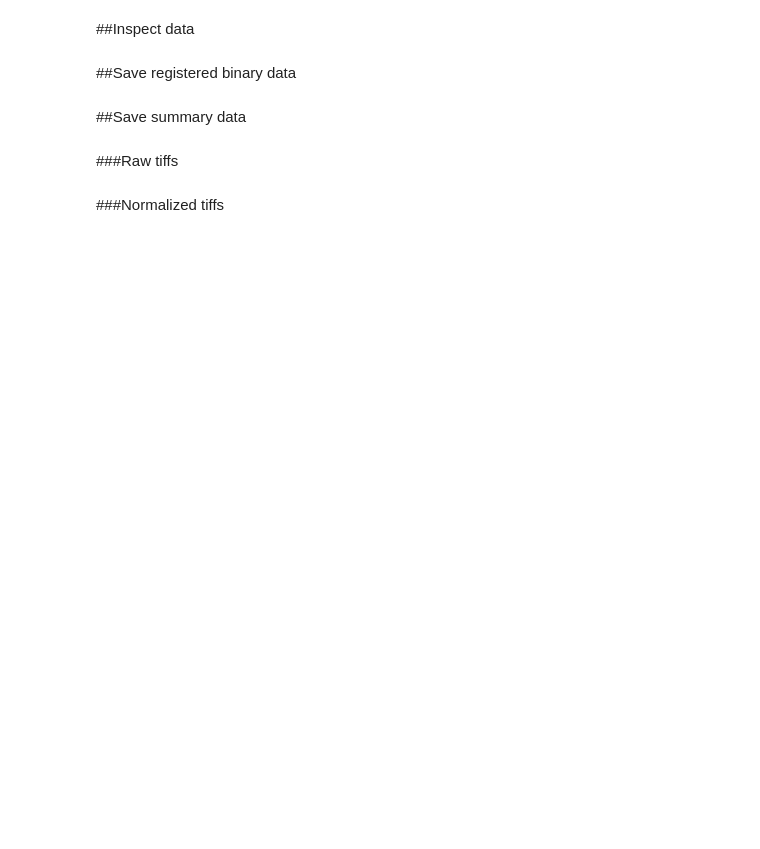
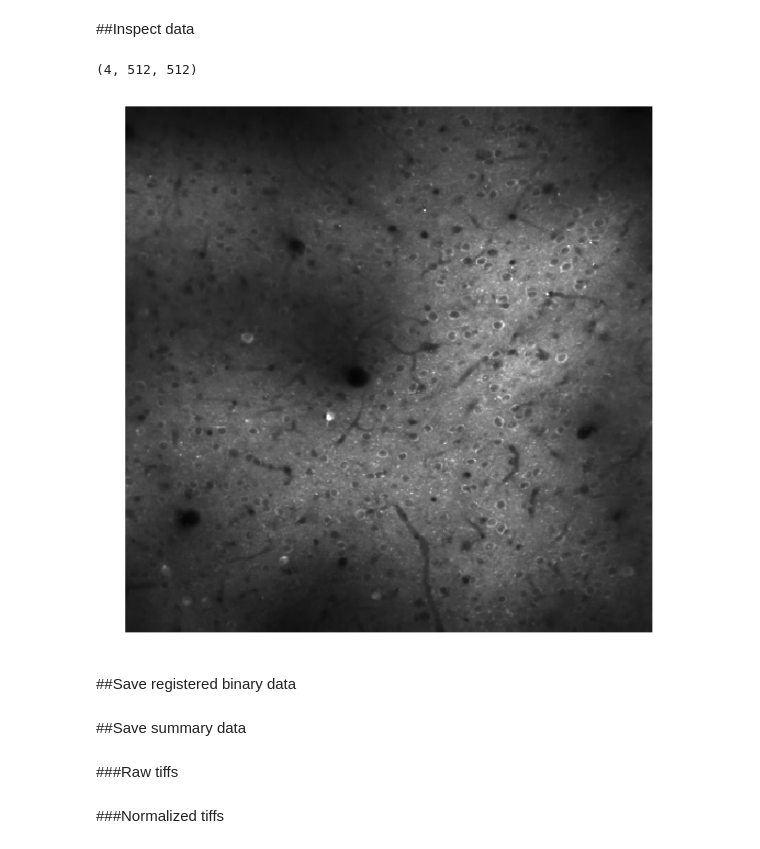
Before and after one commit to sofroniewn/2P-RAM-pipeline, a Jupyter notebook: notebooks/images-register.ipynb, the cells around one changed output. Cells and saved outputs as stored; diff of their text form; code cells hidden in the pictures; blank space fills up the shorter version.

```diff
--- a/notebooks/images-register.ipynb
+++ b/notebooks/images-register.ipynb
@@ -21,4 +21,4 @@ from registration import CrossCorr
 # %% [markdown]
 ##Set directory and session information
 # %%
-directory = '/tier2/freeman/Nick/lfov.calibration'
+directory = '/tier2/freeman/Nick/mVR/sessions'
@@ -29,0 +25,6 @@ path = join(directory, 'reprocessed', name, key)
+# %%
+key = '000134'
+prefix = 'trial'
+path = directory + '/' + key
+print path
+print exists(path)
@@ -30,7 +34,7 @@ path = join(directory, 'reprocessed', name, key)
 # %% [markdown]
 ##Load data
 # %%
-data = thunder.images.frombinary(join(path, 'images'), engine=sc)
+data = thunder.images.frombinary(path + '/images', engine=sc)
 # %%
 data
 # %% [output]
@@ -43,7 +47,7 @@ shape: (943, 1682, 1792)
 # %%
 reference = data[:30].mean().toarray()
 # %%
-algorithm = CrossCorr() #axis=0
+algorithm = CrossCorr(axis=0)
 # %%
 model = algorithm.fit(data, reference)
 # %%
@@ -65,10 +79,14 @@ plt.xlim([0, 1000])
 mean = registered.mean().toarray()
 # %%
 mean.shape
+# %% [output]
+(4, 512, 512)
 # %%
-img = mean[:,:]
+img = mean[0]
 fig = plt.figure(figsize=[10,10])
 ax = plt.axes()
 im = image(img, clim=(0, 3.5*img.mean()), ax=ax)
+# %% [output]
+[figure, added]
 # %% [markdown]
 ##Save registered binary data
```
Also changed, not shown: parts of 15 cells of this notebook, 5 other files.
